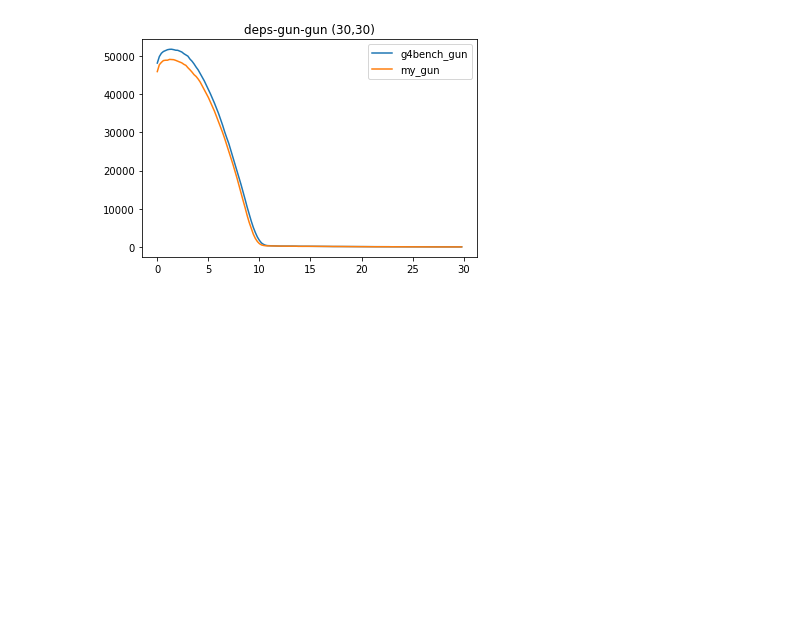
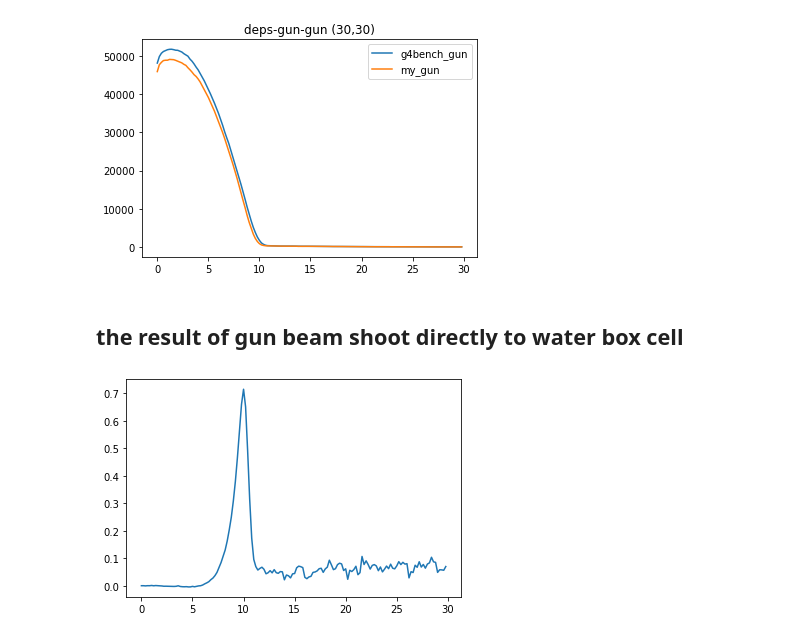
Before and after one commit to yoshi-jun/note, a Jupyter notebook: plt-dose-deps.ipynb, the cells around one changed output. Cells and saved outputs as stored; diff of their text form; code cells hidden in the pictures; blank space fills up the shorter version.

Commit message:
add difference between g4gun and mygun directly

```diff
--- a/plt-dose-deps.ipynb
+++ b/plt-dose-deps.ipynb
@@ -83,3 +85,17 @@ plt.legend()
 plt.show()
 # %% [output]
 [figure]
+# %% [markdown]
+## the result of gun beam shoot directly to water box cell
+# %%
+z, g4gun_direc = MakeDoseList_z("/home/yoshijun/Work/g4bench/build/vgeo/g4bench_gun_direct.csv",150)
+# %%
+z,mygun_direc = MakeDoseList_z("/home/yoshijun/Work/tutorial01/TestBench/data/pencilbeam_direct.csv",150)
+# %%
+# plt.scatter(z, g4gun_direc)
+# plt.scatter(z,mygun_direc)
+plt.plot(z,(g4gun_direc-mygun_direc)/mygun_direc)
+# plt.xlim(0,0.25)
+plt.show()
+# %% [output]
+[figure, added]
```
Also changed, not shown: parts of 8 cells of this notebook.
